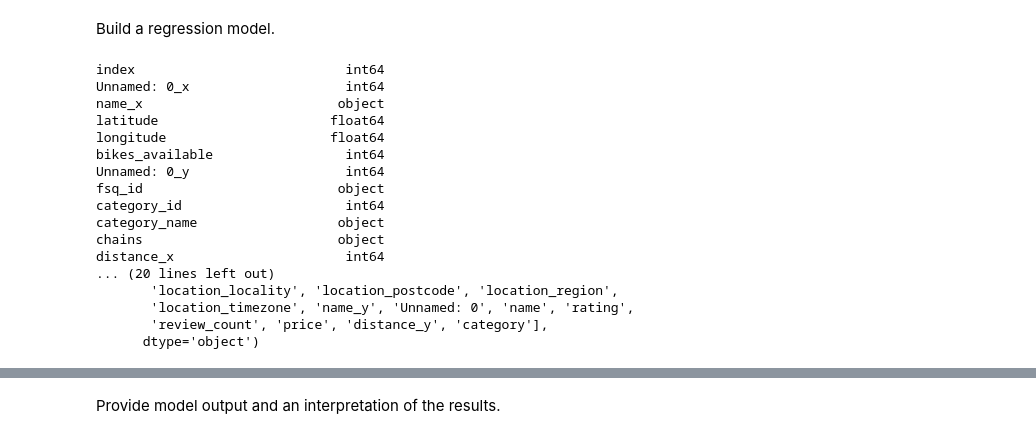
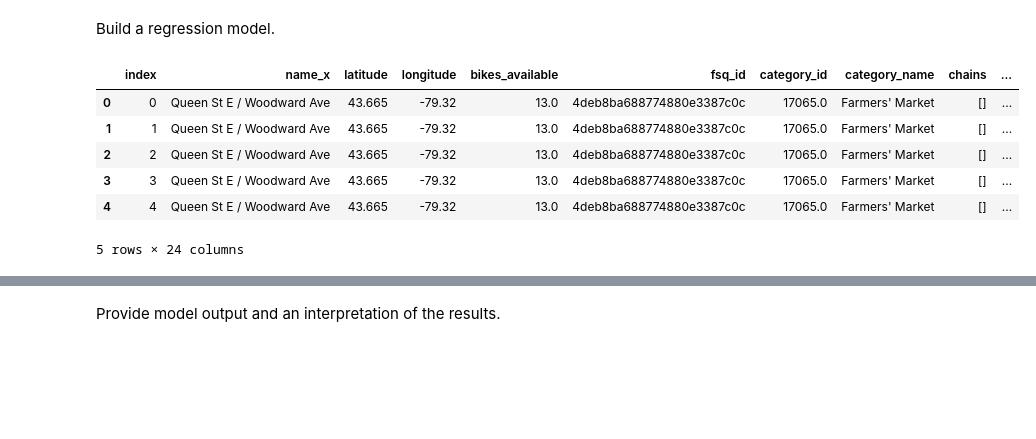
Before and after one commit to tkarmalkar/Final-Project-Statistical-Modelling-with-Python, a Jupyter notebook: notebooks/model_building.ipynb, the cells around one changed output, grey strips where cells are left out. Cells and saved outputs as stored; diff of their text form; code cells hidden in the pictures; blank space fills up the shorter version.

```diff
--- a/notebooks/model_building.ipynb
+++ b/notebooks/model_building.ipynb
@@ -19,27 +21,13 @@ df = pd.read_sql_query("SELECT * FROM merged_data", conn)
 
 # Close the connection to the SQLite database
 conn.close()
-# %%
-# Data Types
-print(df.dtypes)
-
-# Column Names
-print(df.columns)
-# %% [output]
-index                           int64
-Unnamed: 0_x                    int64
-name_x                         object
-latitude                      float64
-longitude                     float64
-bikes_available                 int64
-Unnamed: 0_y                    int64
-fsq_id                         object
-category_id                     int64
-category_name                  object
-chains                         object
-distance_x                      int64
-... (20 lines left out)
-       'location_locality', 'location_postcode', 'location_region',
-       'location_timezone', 'name_y', 'Unnamed: 0', 'name', 'rating',
-       'review_count', 'price', 'distance_y', 'category'],
-      dtype='object')
+# %%
+df.head()
+# %% [output]
+|  | index | name_x | latitude | longitude | bikes_available | fsq_id | category_id | category_name | chains | ... |
+| 0 | 0 | Queen St E / Woodward Ave | 43.665 | -79.32 | 13.0 | 4deb8ba688774880e3387c0c | 17065.0 | Farmers' Market | [] | ... |
+| 1 | 1 | Queen St E / Woodward Ave | 43.665 | -79.32 | 13.0 | 4deb8ba688774880e3387c0c | 17065.0 | Farmers' Market | [] | ... |
+| 2 | 2 | Queen St E / Woodward Ave | 43.665 | -79.32 | 13.0 | 4deb8ba688774880e3387c0c | 17065.0 | Farmers' Market | [] | ... |
+| 3 | 3 | Queen St E / Woodward Ave | 43.665 | -79.32 | 13.0 | 4deb8ba688774880e3387c0c | 17065.0 | Farmers' Market | [] | ... |
+| 4 | 4 | Queen St E / Woodward Ave | 43.665 | -79.32 | 13.0 | 4deb8ba688774880e3387c0c | 17065.0 | Farmers' Market | [] | ... |
+5 rows × 24 columns
```
Also changed, not shown: parts of 6 cells of this notebook, 1 other file.
